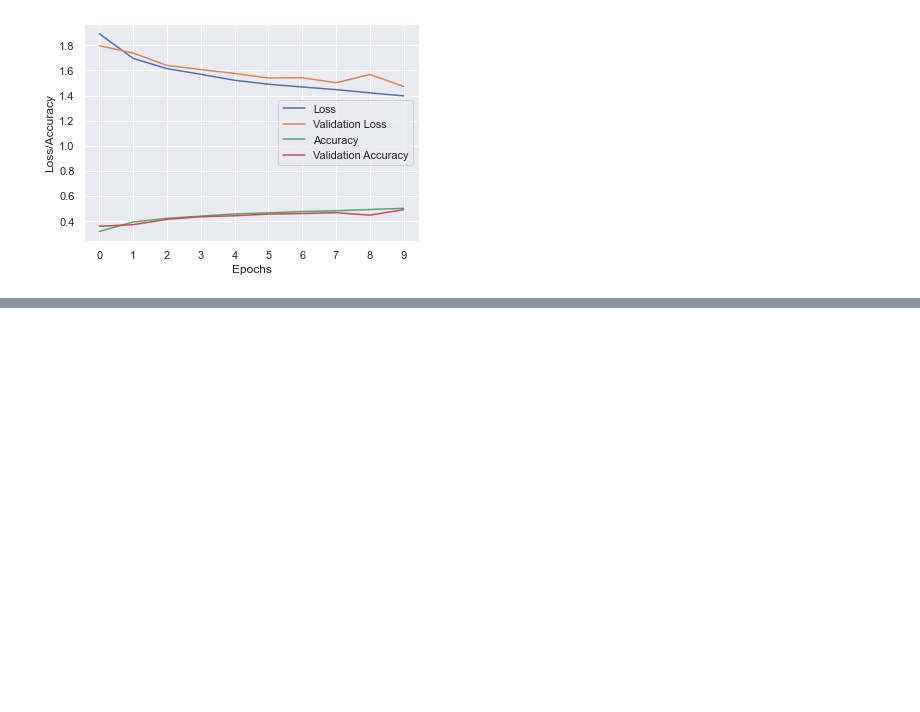
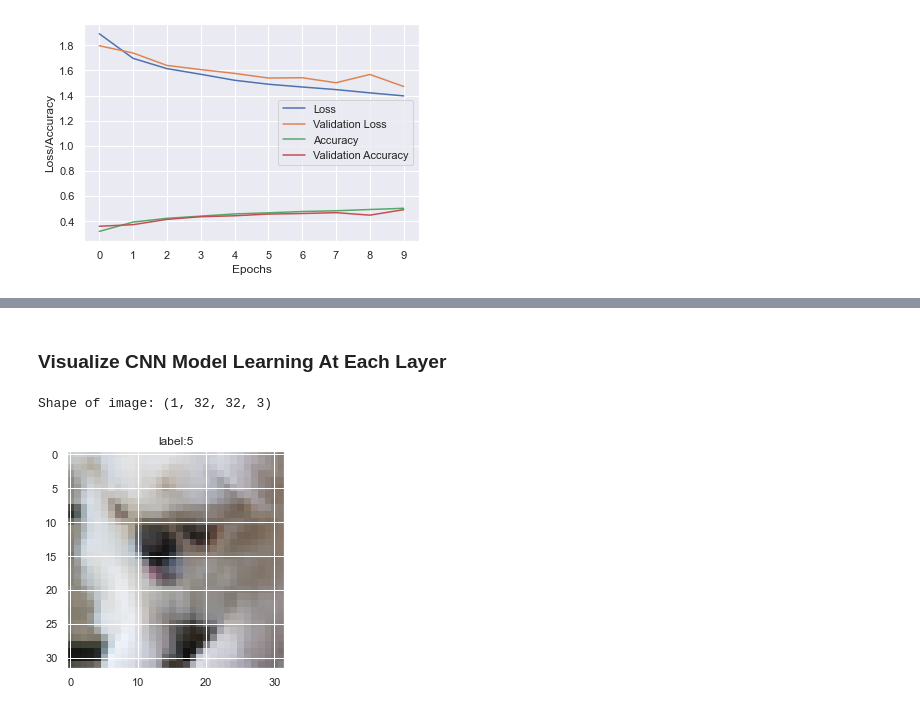
Before and after one commit to andrewabrahamian/w207_final_project, a Jupyter notebook: reports/cifar10-starter-andrew.ipynb, the cells around one changed output, grey strips where cells are left out. Cells and saved outputs as stored; diff of their text form; code cells hidden in the pictures; blank space fills up the shorter version.

```diff
--- a/reports/cifar10-starter-andrew.ipynb
+++ b/reports/cifar10-starter-andrew.ipynb
@@ -338,0 +475,16 @@ Test Acc. 70.86%
+# %% [markdown]
+### Visualize CNN Model Learning At Each Layer
+# %%
+#Pick an example from our training data to view how our model learns the image by layer
+img_tensor = np.expand_dims(x_train[2], axis = 0)
+
+# Print image tensor shape
+print('Shape of image:', img_tensor.shape);
+
+# Print image
+plt.imshow(img_tensor[0]);
+plt.title('label:' + str(y_train[1]))
+plt.show()
+# %% [output]
+Shape of image: (1, 32, 32, 3)
+[figure, added]
```
Also changed, not shown: parts of 15 cells of this notebook.
